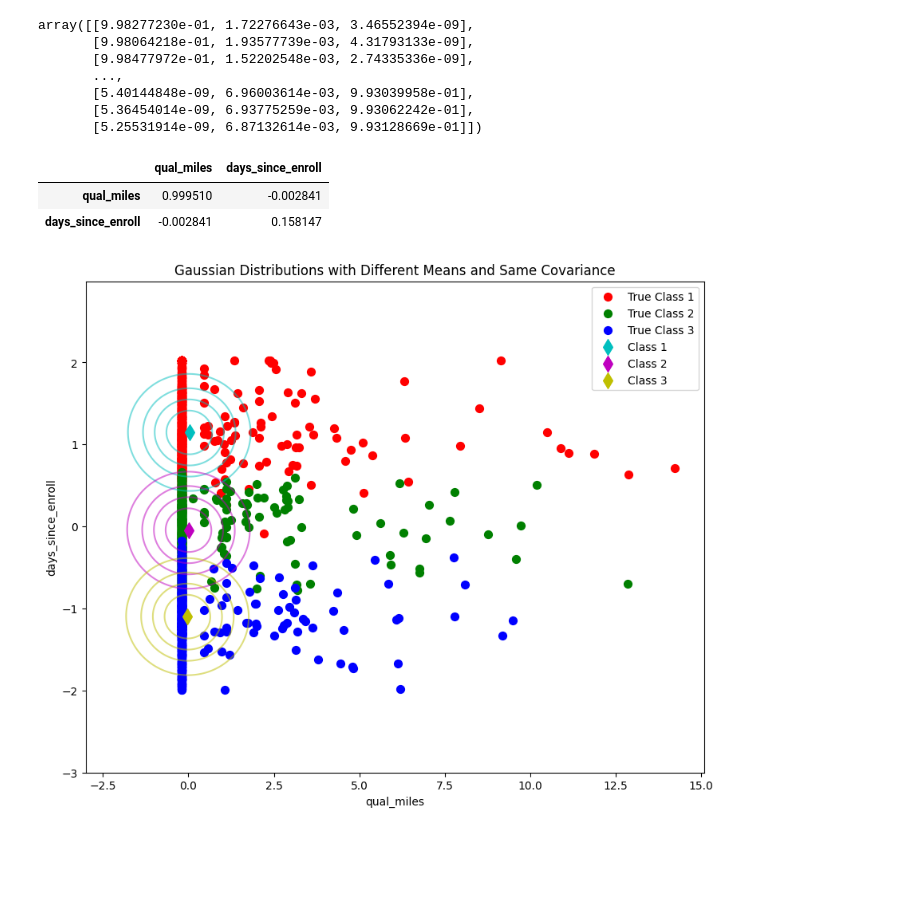
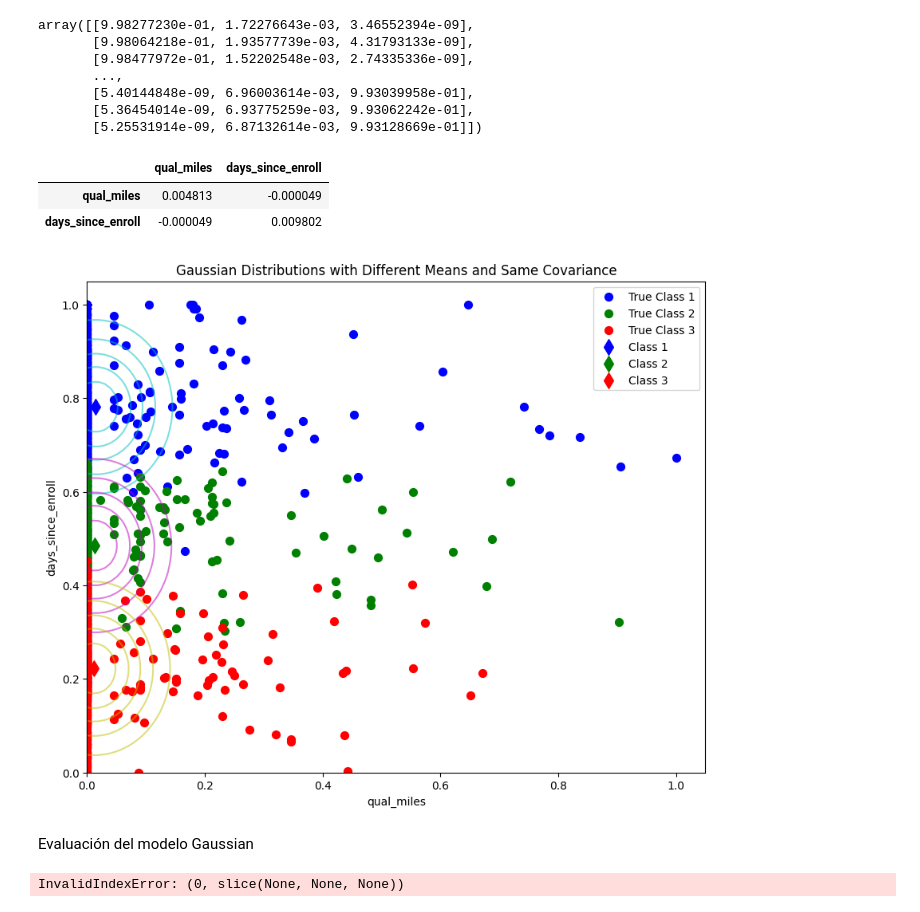
Before and after one commit to kennethLeonel/MachineLearning2, a Jupyter notebook: Taller1/Aerolinea.ipynb, the cells around one changed output. Cells and saved outputs as stored; diff of their text form; code cells hidden in the pictures; blank space fills up the shorter version.

```diff
--- a/Taller1/Aerolinea.ipynb
+++ b/Taller1/Aerolinea.ipynb
@@ -81,7 +81,7 @@ datosAerolineas.head()
 ### Escalar los datos
 # %%
 #Se escalan los datos ya que hay unas feature donde sus valores son muy altos
-scaler = StandardScaler()
+scaler = MinMaxScaler()
 datosAerolineas_escalados = scaler.fit_transform(datosAerolineas)
 datosAerolineas_escalados = pd.DataFrame(datosAerolineas_escalados, columns=datosAerolineas.columns)
 datosAerolineas_escalados.head()
@@ -290,40 +288,42 @@ array([[9.98277230e-01, 1.72276643e-03, 3.46552394e-09],
 Sigma
 # %% [output]
 |  | qual_miles | days_since_enroll |
-| qual_miles | 0.999510 | -0.002841 |
-| days_since_enroll | -0.002841 | 0.158147 |
+| qual_miles | 0.004813 | -0.000049 |
+| days_since_enroll | -0.000049 | 0.009802 |
 # %%
 # Create a grid of points
-x, y = np.mgrid[-3:12:.01, -3:3:.01]
+x, y = np.mgrid[0:1:.01, 0:1:.01]
 pos = np.dstack((x, y))
 
 # Calculate the Gaussian probability density function for each class
 rv1 = multivariate_normal(muC1, Sigma)
 rv2 = multivariate_normal(muC2, Sigma)
 rv3 = multivariate_normal(muC3, Sigma)
 z1 = rv1.pdf(pos)
 z2 = rv2.pdf(pos)
 z3 = rv3.pdf(pos)
 
 # Plot the Gaussian distributions
 plt.figure(figsize=(10, 8))
 plt.contour(x, y, z1, levels=5, colors='c', alpha=0.5)
 plt.contour(x, y, z2, levels=5, colors='m', alpha=0.5)
 plt.contour(x, y, z3, levels=5, colors='y', alpha=0.5)
 
 # Plot the means of each class
-plt.scatter(X_C1.iloc[:,0], X_C1.iloc[:,1], marker='o', color='r', s=50, label='True Class 1')
+plt.scatter(X_C1.iloc[:,0], X_C1.iloc[:,1], marker='o', color='b', s=50, label='True Class 1')
 plt.scatter(X_C2.iloc[:,0], X_C2.iloc[:,1], marker='o', color='g', s=50, label='True Class 2')
-plt.scatter(X_C3.iloc[:,0], X_C3.iloc[:,1], marker='o', color='b', s=50, label='True Class 3')
+plt.scatter(X_C3.iloc[:,0], X_C3.iloc[:,1], marker='o', color='r', s=50, label='True Class 3')
 
-plt.scatter(muC1[0], muC1[1], marker='d', color='c', s=100, label='Class 1')
-plt.scatter(muC2[0], muC2[1], marker='d', color='m', s=100, label='Class 2')
-plt.scatter(muC3[0], muC3[1], marker='d', color='y', s=100, label='Class 3')
+plt.scatter(muC1[0], muC1[1], marker='d', color='b', s=100, label='Class 1')
+plt.scatter(muC2[0], muC2[1], marker='d', color='g', s=100, label='Class 2')
+plt.scatter(muC3[0], muC3[1], marker='d', color='r', s=100, label='Class 3')
 
 plt.xlabel('qual_miles')
 plt.ylabel('days_since_enroll')
 plt.title('Gaussian Distributions with Different Means and Same Covariance')
 plt.legend()
 plt.show()
 # %% [output]
-[figure, old version]
+[figure, new version]
+# %% [markdown]
+Evaluación del modelo Gaussian
@@ -329,0 +349,8 @@ plt.show()
+# %%
+probZdadoX, Z = PasoE(X_2d.iloc[:,:],mu_1,mu_2,mu_3,Sigma_1,Sigma_2,Sigma_3,pi1,pi2,pi3)
+probZdadoX
+# print(probZdadoX[:-10])
+# print(Z[:-10])
+# print(np.argmax(probZdadoX, axis=1))
+# %% [output]
+InvalidIndexError: (0, slice(None, None, None))
```
Also changed, not shown: parts of 28 cells of this notebook.
